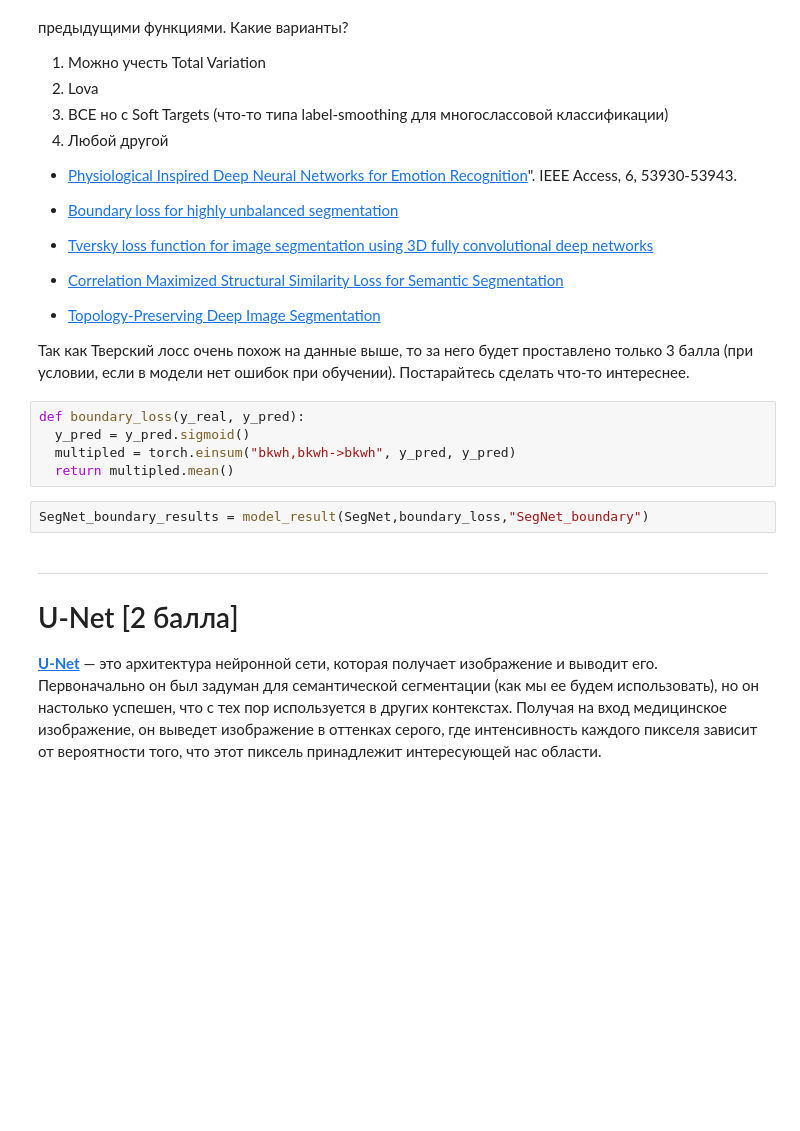
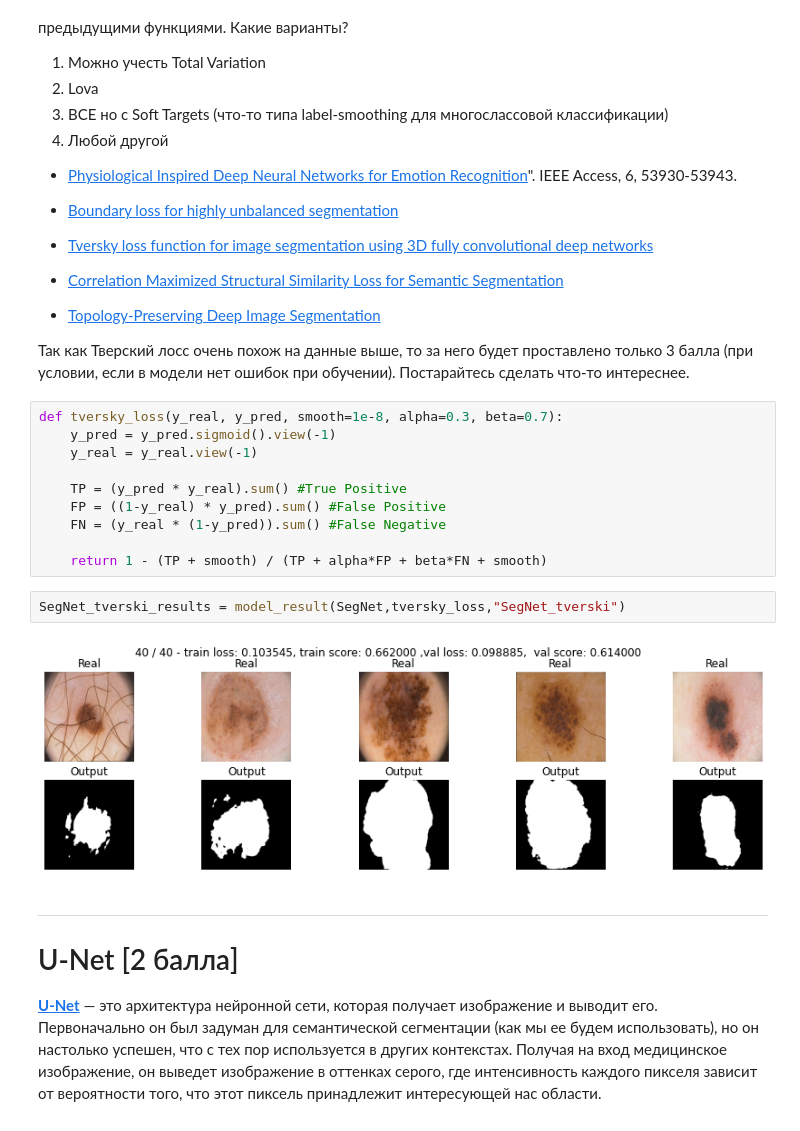
Before and after one commit to hukitoc94/DLS, a Jupyter notebook: semantic_segmentation_hukitoc94.ipynb, the cells around one changed output. Drawn from its saved outputs; the diff is of its cells as text; blank space fills up the shorter version.

```diff
--- a/semantic_segmentation_hukitoc94.ipynb
+++ b/semantic_segmentation_hukitoc94.ipynb
@@ -602,13 +604,20 @@ SegNet_FOCAL_results = model_result(SegNet,focal_loss,"SegNet_FOCAL")
 * [Topology-Preserving Deep Image Segmentation](https://papers.nips.cc/paper/8803-topology-preserving-deep-image-segmentation)
 
 Так как Тверский лосс очень похож на данные выше, то за него будет проставлено только 3 балла (при условии, если в модели нет ошибок при обучении). Постарайтесь сделать что-то интереснее.
-# %%
-def boundary_loss(y_real, y_pred):
-  y_pred = y_pred.sigmoid()
-  multipled = torch.einsum("bkwh,bkwh->bkwh", y_pred, y_pred)
-  return multipled.mean()
-# %%
-SegNet_boundary_results = model_result(SegNet,boundary_loss,"SegNet_boundary")
+# %%
+def tversky_loss(y_real, y_pred, smooth=1e-8, alpha=0.3, beta=0.7):
+    y_pred = y_pred.sigmoid().view(-1)
+    y_real = y_real.view(-1)
+
+    TP = (y_pred * y_real).sum() #True Positive
+    FP = ((1-y_real) * y_pred).sum() #False Positive
+    FN = (y_real * (1-y_pred)).sum() #False Negative
+
+    return 1 - (TP + smooth) / (TP + alpha*FP + beta*FN + smooth)
+# %%
+SegNet_tverski_results = model_result(SegNet,tversky_loss,"SegNet_tverski")
+# %% [output]
+[figure, added]
 # %% [markdown]
 -----------------------------------------------------------------------------------------
 
```
Also changed, not shown: parts of 20 cells of this notebook.
